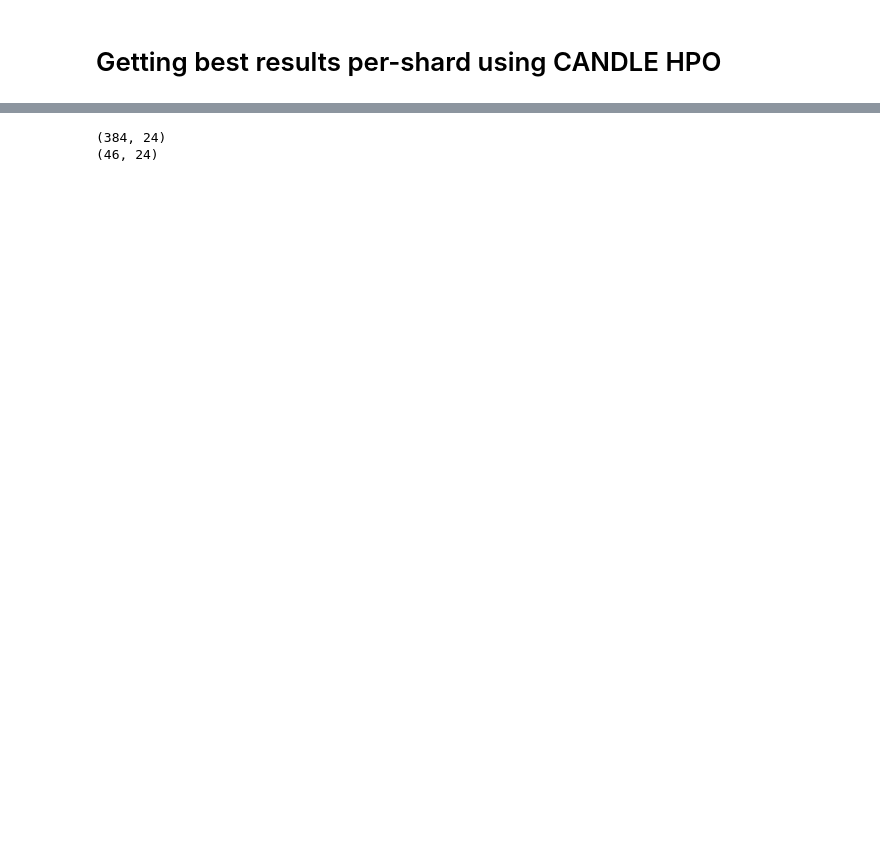
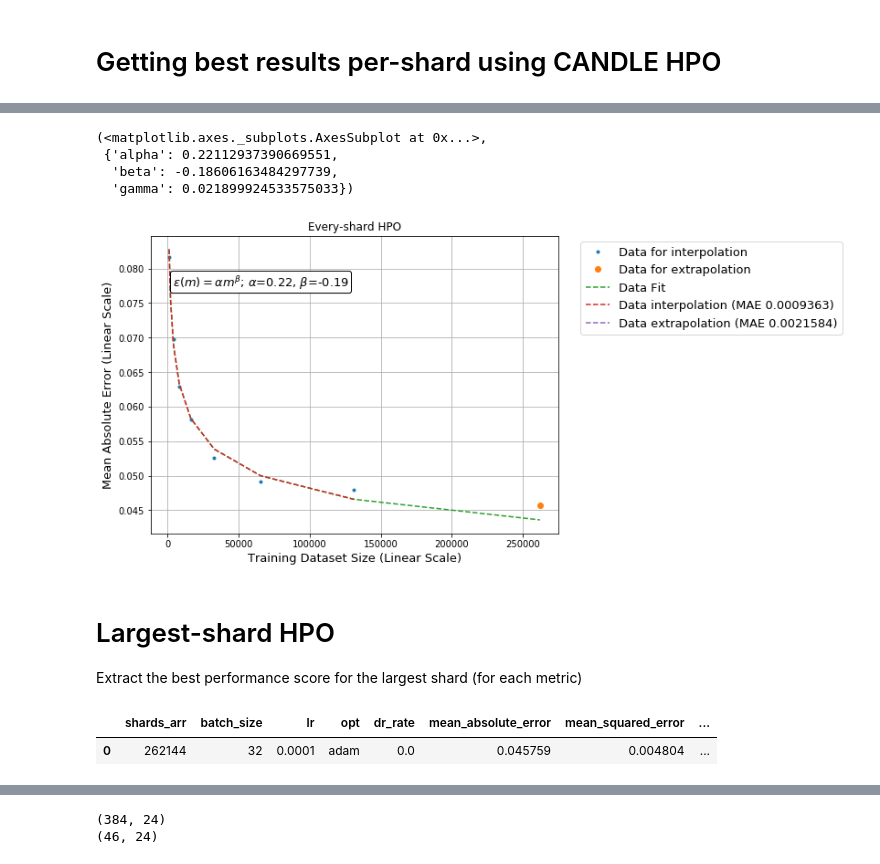
Before and after one commit to adpartin/LearningCurves, a Jupyter notebook: notebooks/candle_hpo.ipynb, the cells around one changed output, grey strips where cells are left out. Cells and saved outputs as stored; diff of their text form; code cells hidden in the pictures; blank space fills up the shorter version.

```diff
--- a/notebooks/candle_hpo.ipynb
+++ b/notebooks/candle_hpo.ipynb
@@ -139,0 +239,22 @@ Name: batch_size, dtype: int64
+# %%
+lrn_crv.lrn_crv_power_law_extrapolate(x=rs['shards_arr'], y=rs[met],
+                                      m0 = 8,
+                                      plot_fit=True, metric_name=met,
+                                      # xtick_scale='log2', ytick_scale='log2',
+                                      xtick_scale='linear', ytick_scale='linear',
+                                      title='Every-shard HPO', label='Data', ax=None, figsize=(8,6))
+# %% [output]
+(<matplotlib.axes._subplots.AxesSubplot at 0x...>,
+ {'alpha': 0.22112937390669551,
+  'beta': -0.18606163484297739,
+  'gamma': 0.021899924533575033})
+[figure, added]
+# %% [markdown]
+# Largest-shard HPO
+Extract the best performance score for the largest shard (for each metric)
+# %%
+rs2 = top_n_runs(hp, shard_size=262144, n=1, sort_by_metric='mean_absolute_error', plot=False)
+display(rs2)
+# %% [output]
+|  | shards_arr | batch_size | lr | opt | dr_rate | mean_absolute_error | mean_squared_error | ... |
+| 0 | 262144 | 32 | 0.0001 | adam | 0.0 | 0.045759 | 0.004804 | ... |
```
Also changed, not shown: parts of 38 cells of this notebook, 5 other files.
